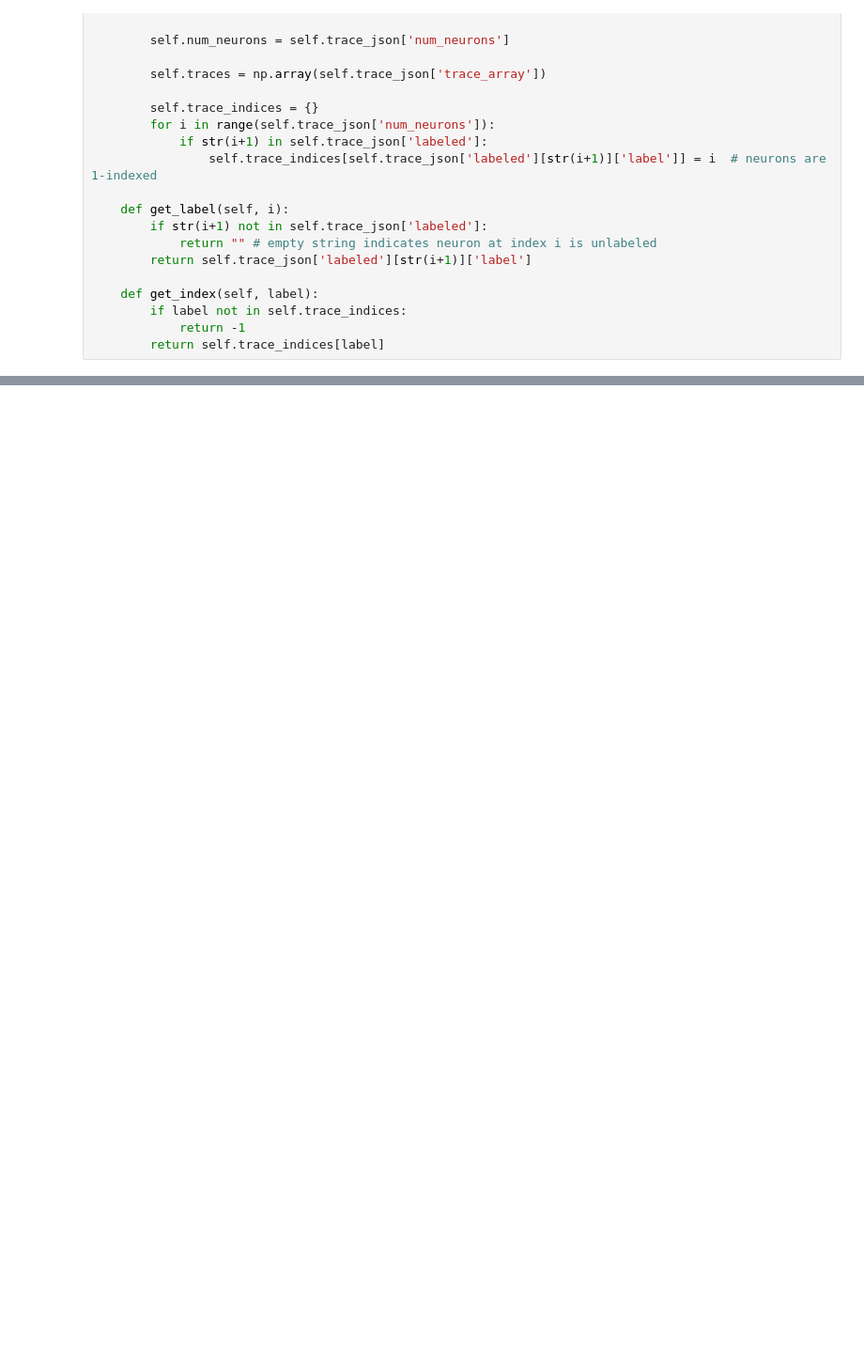
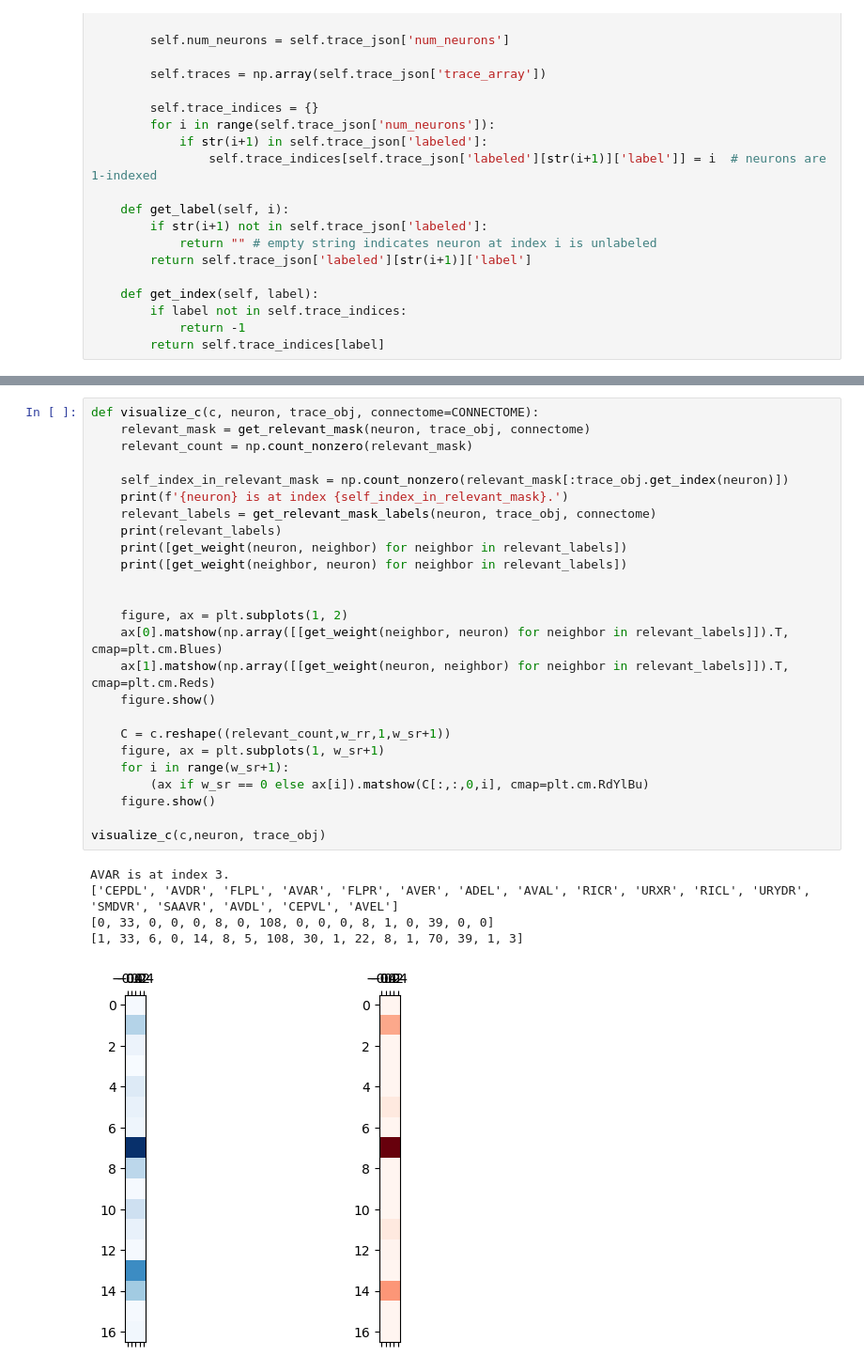
Before and after one commit to ironak/worms, a Jupyter notebook: sandy3.ipynb, the cells around one changed output, grey strips where cells are left out. Shown at 94% size. Saved outputs shown, nothing was run; the diff lists cells and outputs as text; blank space fills up the shorter version.

```diff
--- a/sandy3.ipynb
+++ b/sandy3.ipynb
@@ -199,0 +211,31 @@ print(c)
+# %%
+def visualize_c(c, neuron, trace_obj, connectome=CONNECTOME):
+    relevant_mask = get_relevant_mask(neuron, trace_obj, connectome)
+    relevant_count = np.count_nonzero(relevant_mask)
+
+    self_index_in_relevant_mask = np.count_nonzero(relevant_mask[:trace_obj.get_index(neuron)])
+    print(f'{neuron} is at index {self_index_in_relevant_mask}.')
+    relevant_labels = get_relevant_mask_labels(neuron, trace_obj, connectome)
+    print(relevant_labels)
+    print([get_weight(neuron, neighbor) for neighbor in relevant_labels])
+    print([get_weight(neighbor, neuron) for neighbor in relevant_labels])
+
+
+    figure, ax = plt.subplots(1, 2)
+    ax[0].matshow(np.array([[get_weight(neighbor, neuron) for neighbor in relevant_labels]]).T, cmap=plt.cm.Blues)
+    ax[1].matshow(np.array([[get_weight(neuron, neighbor) for neighbor in relevant_labels]]).T, cmap=plt.cm.Reds)
+    figure.show()
+
+    C = c.reshape((relevant_count,w_rr,1,w_sr+1))
+    figure, ax = plt.subplots(1, w_sr+1)
+    for i in range(w_sr+1):
+        (ax if w_sr == 0 else ax[i]).matshow(C[:,:,0,i], cmap=plt.cm.RdYlBu)
+    figure.show()
+
+visualize_c(c,neuron, trace_obj)
+# %% [output]
+AVAR is at index 3.
+['CEPDL', 'AVDR', 'FLPL', 'AVAR', 'FLPR', 'AVER', 'ADEL', 'AVAL', 'RICR', 'URXR', 'RICL', 'URYDR', 'SMDVR', 'SAAVR', 'AVDL', 'CEPVL', 'AVEL']
+[0, 33, 0, 0, 0, 8, 0, 108, 0, 0, 0, 8, 1, 0, 39, 0, 0]
+[1, 33, 6, 0, 14, 8, 5, 108, 30, 1, 22, 8, 1, 70, 39, 1, 3]
+[figure, added]
```
Also changed, not shown: parts of 14 cells of this notebook, 2 other files.
